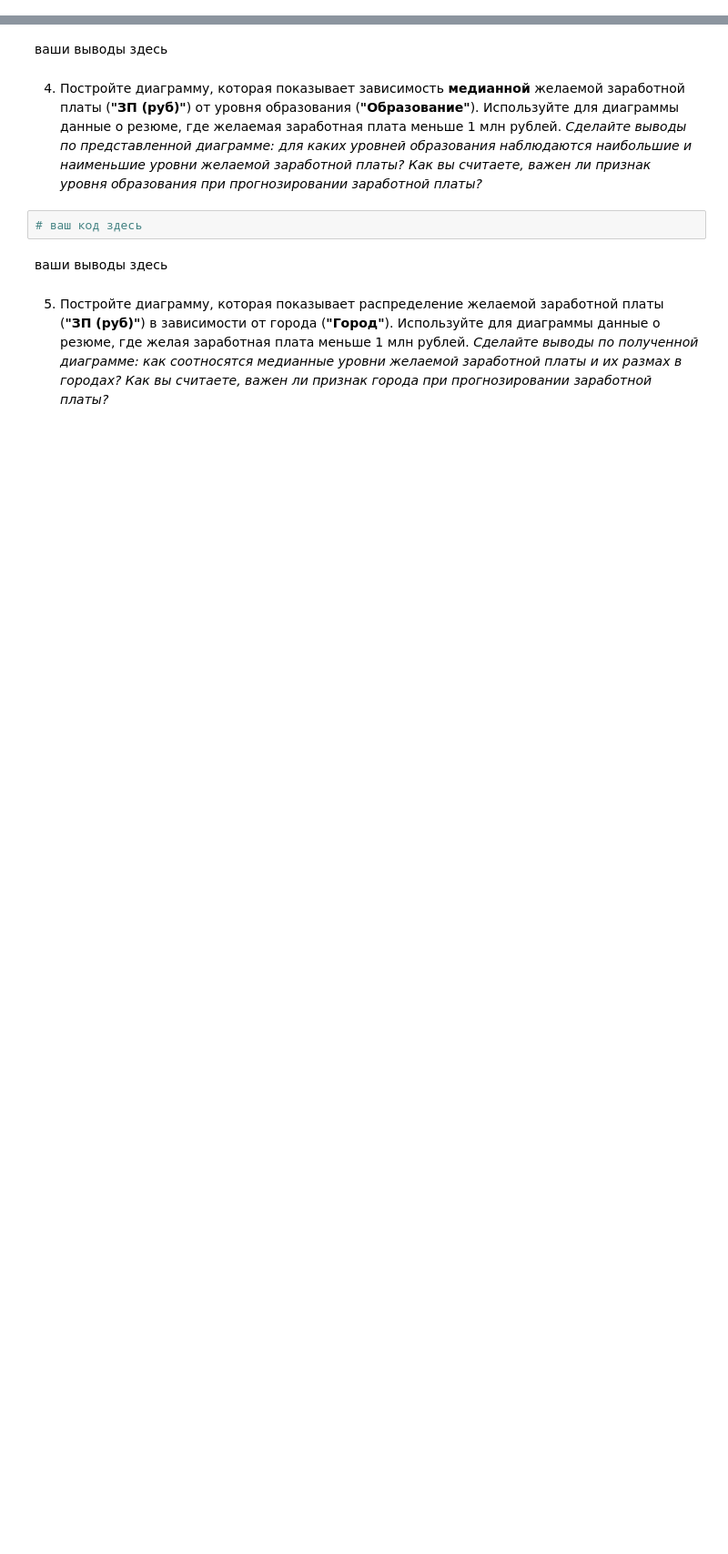
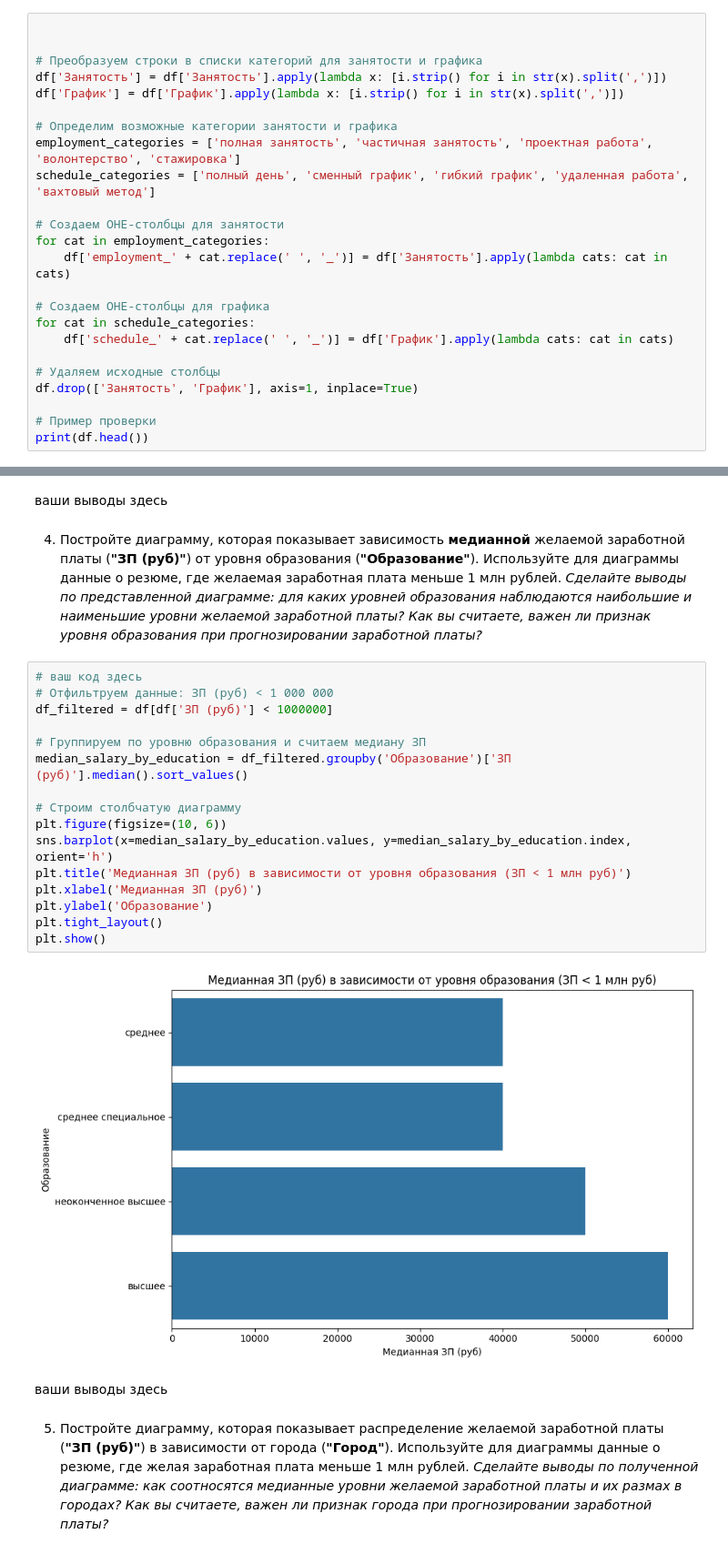
Before and after one commit to IsanbergS/sf_home, a Jupyter notebook: home_python/Project-1. Ноутбук-шаблон.ipynb, the cells around one changed output, grey strips where cells are left out. Shown: that part at 91% size. Saved outputs shown, nothing was run; the diff lists cells and outputs as text; blank space fills up the shorter version.

```diff
--- a/home_python/Project-1. Ноутбук-шаблон.ipynb
+++ b/home_python/Project-1. Ноутбук-шаблон.ipynb
@@ -319,3 +413,27 @@ else:
 Такой метод преобразования категориальных признаков называется One Hot Encoding и его схема представлена на рисунке ниже:
 <img src=https://raw.githubusercontent.com/AndreyRysistov/DatasetsForPandas/main/ohe.jpg>
 Выполните данное преобразование для признаков "Занятость" и "График", ответьте на контрольные вопросы, после чего удалите их из таблицы
+# %%
+
+
+# Преобразуем строки в списки категорий для занятости и графика
+df['Занятость'] = df['Занятость'].apply(lambda x: [i.strip() for i in str(x).split(',')])
+df['График'] = df['График'].apply(lambda x: [i.strip() for i in str(x).split(',')])
+
+# Определим возможные категории занятости и графика
+employment_categories = ['полная занятость', 'частичная занятость', 'проектная работа', 'волонтерство', 'стажировка']
+schedule_categories = ['полный день', 'сменный график', 'гибкий график', 'удаленная работа', 'вахтовый метод']
+
+# Создаем OHE-столбцы для занятости
+for cat in employment_categories:
+    df['employment_' + cat.replace(' ', '_')] = df['Занятость'].apply(lambda cats: cat in cats)
+
+# Создаем OHE-столбцы для графика
+for cat in schedule_categories:
+    df['schedule_' + cat.replace(' ', '_')] = df['График'].apply(lambda cats: cat in cats)
+
+# Удаляем исходные столбцы
+df.drop(['Занятость', 'График'], axis=1, inplace=True)
+
+# Пример проверки
+print(df.head())
@@ -382,6 +711,22 @@ else:
 *Сделайте выводы по представленной диаграмме: для каких уровней образования наблюдаются наибольшие и наименьшие уровни желаемой заработной платы? Как вы считаете, важен ли признак уровня образования при прогнозировании заработной платы?*
 # %%
 # ваш код здесь
+# Отфильтруем данные: ЗП (руб) < 1 000 000
+df_filtered = df[df['ЗП (руб)'] < 1000000]
+
+# Группируем по уровню образования и считаем медиану ЗП
+median_salary_by_education = df_filtered.groupby('Образование')['ЗП (руб)'].median().sort_values()
+
+# Строим столбчатую диаграмму
+plt.figure(figsize=(10, 6))
+sns.barplot(x=median_salary_by_education.values, y=median_salary_by_education.index, orient='h')
+plt.title('Медианная ЗП (руб) в зависимости от уровня образования (ЗП < 1 млн руб)')
+plt.xlabel('Медианная ЗП (руб)')
+plt.ylabel('Образование')
+plt.tight_layout()
+plt.show()
+# %% [output]
+[figure, added]
 # %% [markdown]
 ваши выводы здесь
 # %% [markdown]
```
Also changed, not shown: parts of 9 cells of this notebook.
